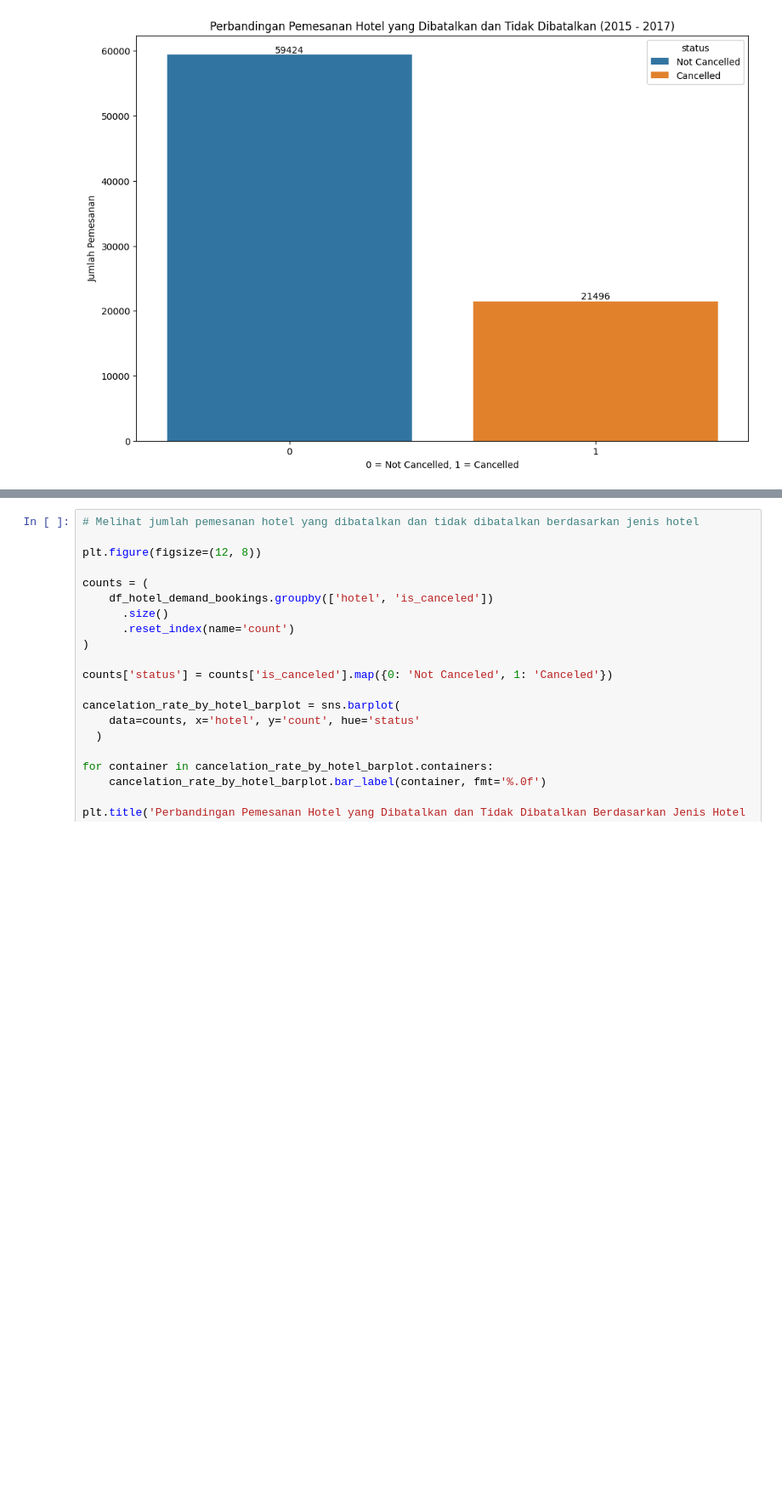
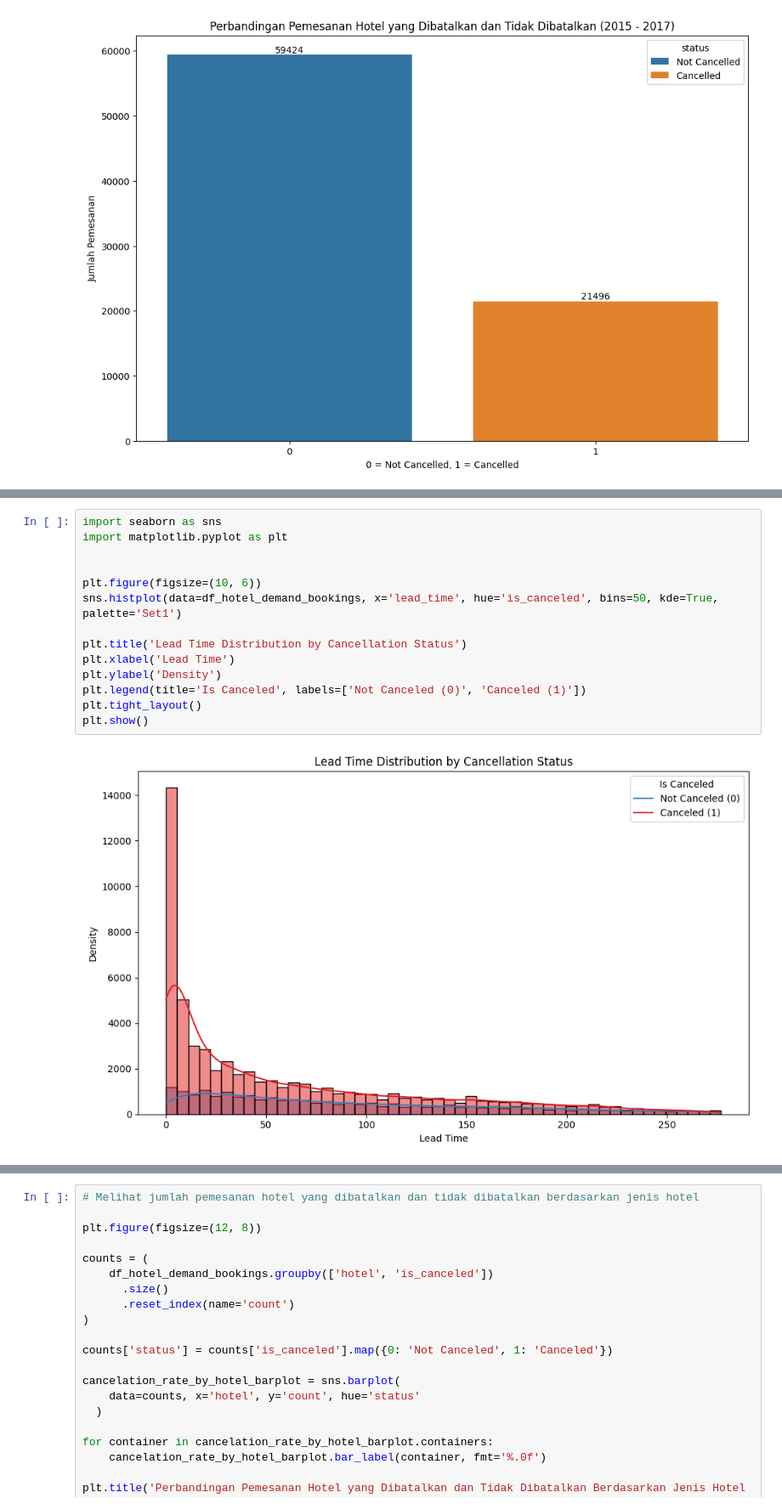
Before and after one commit to alhamfebian/pwdk-final-project-jcds, a Jupyter notebook: HotelDemandBooking.ipynb, the cells around one changed output, grey strips where cells are left out. Shown at 85% size. Drawn from its saved outputs; the diff is of its cells as text; blank space fills up the shorter version.

```diff
--- a/HotelDemandBooking.ipynb
+++ b/HotelDemandBooking.ipynb
@@ -852,0 +848,16 @@ df_hotel_demand_bookings.select_dtypes(['int64', 'float64']).columns.tolist()
+# %%
+import seaborn as sns
+import matplotlib.pyplot as plt
+
+
+plt.figure(figsize=(10, 6))
+sns.histplot(data=df_hotel_demand_bookings, x='lead_time', hue='is_canceled', bins=50, kde=True, palette='Set1')
+
+plt.title('Lead Time Distribution by Cancellation Status')
+plt.xlabel('Lead Time')
+plt.ylabel('Density')
+plt.legend(title='Is Canceled', labels=['Not Canceled (0)', 'Canceled (1)'])
+plt.tight_layout()
+plt.show()
+# %% [output]
+[figure, added]
```
Also changed, not shown: parts of 8 cells of this notebook.
